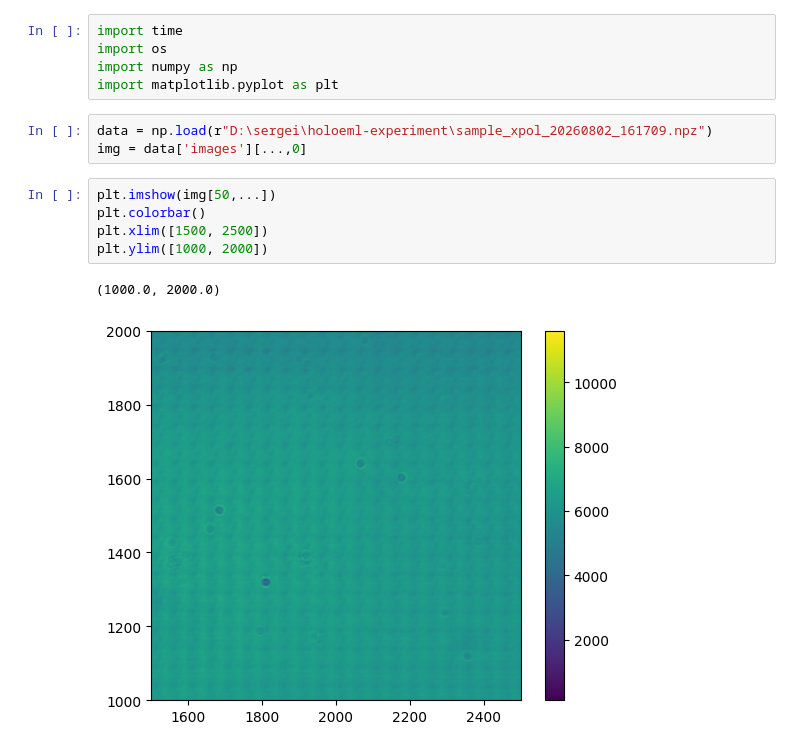
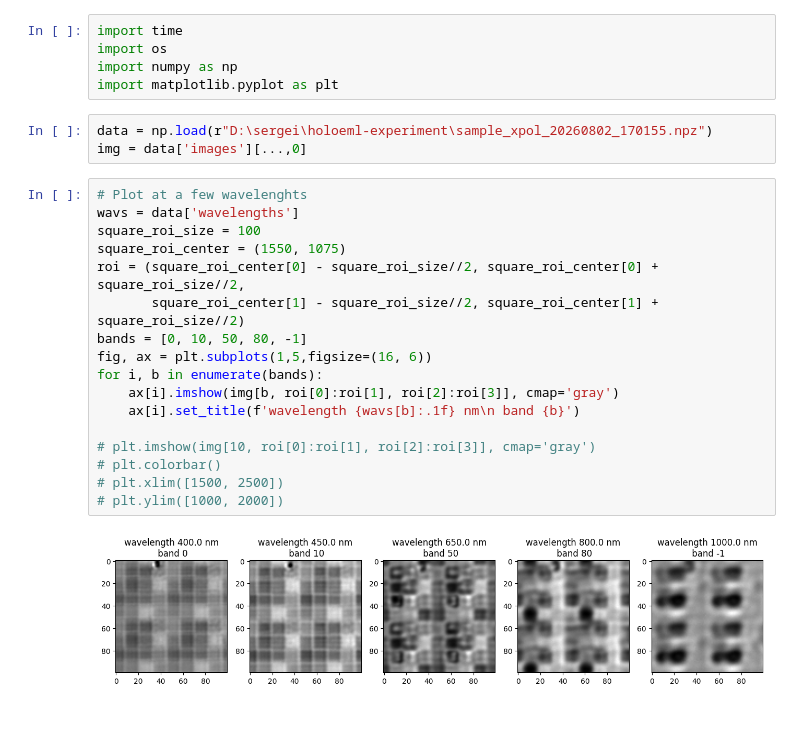
Before and after one commit to RodionovSA/holoeml-experiment, a Jupyter notebook: scripts/amplitude/check_results.ipynb, the cells around one changed output. Saved outputs shown, nothing was run; the diff lists cells and outputs as text; blank space fills up the shorter version.

```diff
--- a/scripts/amplitude/check_results.ipynb
+++ b/scripts/amplitude/check_results.ipynb
@@ -4,14 +4,25 @@ import os
 import numpy as np
 import matplotlib.pyplot as plt
 # %%
-data = np.load(r"D:\sergei\holoeml-experiment\sample_xpol_20260802_161709.npz")
+data = np.load(r"D:\sergei\holoeml-experiment\sample_xpol_20260802_170155.npz")
 img = data['images'][...,0]
-# %%
-plt.imshow(img[50,...])
-plt.colorbar()
-plt.xlim([1500, 2500])
-plt.ylim([1000, 2000])
-# %% [output]
-(1000.0, 2000.0)
-[figure, removed]
+# %%
+# Plot at a few wavelenghts
+wavs = data['wavelengths']
+square_roi_size = 100
+square_roi_center = (1550, 1075)
+roi = (square_roi_center[0] - square_roi_size//2, square_roi_center[0] + square_roi_size//2,
+       square_roi_center[1] - square_roi_size//2, square_roi_center[1] + square_roi_size//2)
+bands = [0, 10, 50, 80, -1]
+fig, ax = plt.subplots(1,5,figsize=(16, 6))
+for i, b in enumerate(bands):
+    ax[i].imshow(img[b, roi[0]:roi[1], roi[2]:roi[3]], cmap='gray')
+    ax[i].set_title(f'wavelength {wavs[b]:.1f} nm\n band {b}')
+
+# plt.imshow(img[10, roi[0]:roi[1], roi[2]:roi[3]], cmap='gray')
+# plt.colorbar()
+# plt.xlim([1500, 2500])
+# plt.ylim([1000, 2000])
+# %% [output]
+[figure, added]
 # %%
```
Also changed, not shown: parts of 18 cells of this notebook, 10 other files.
